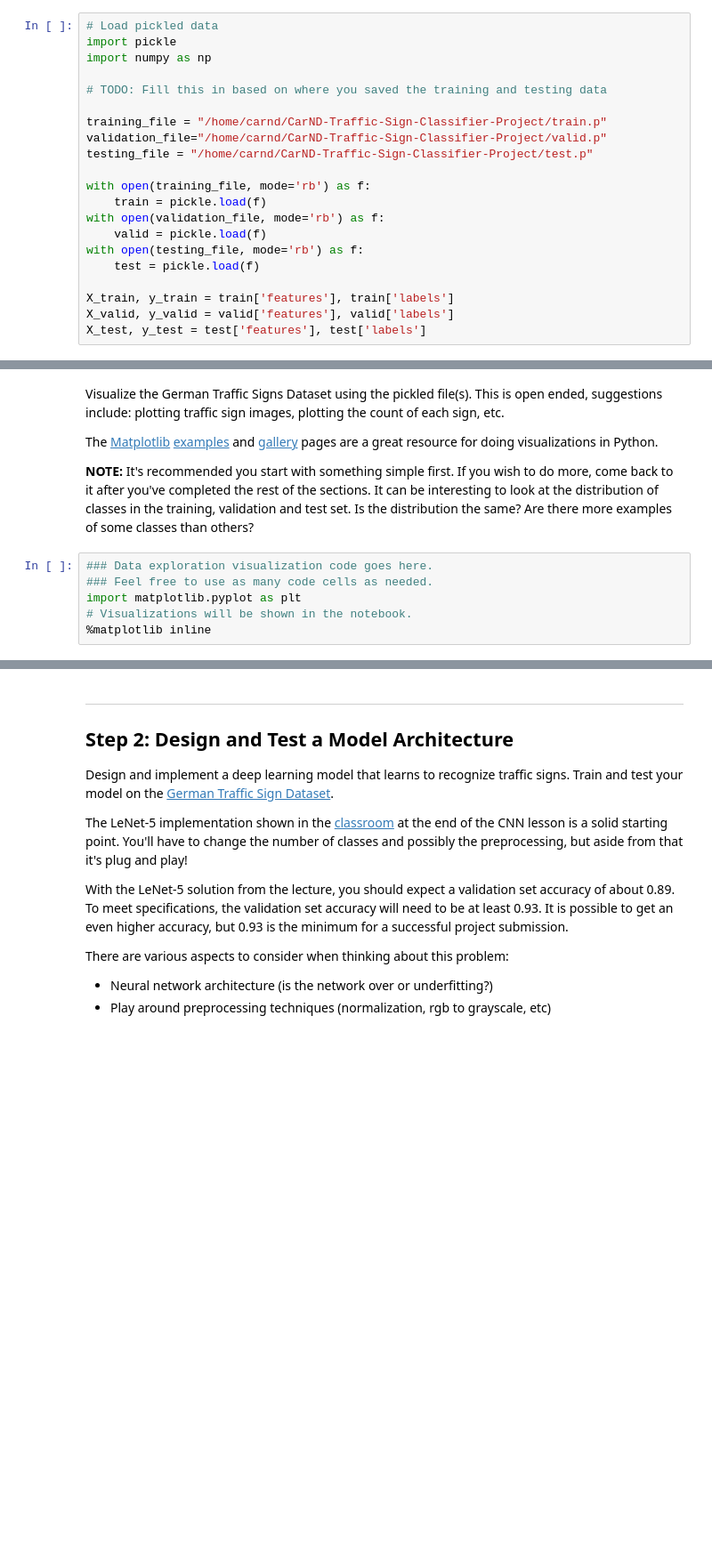
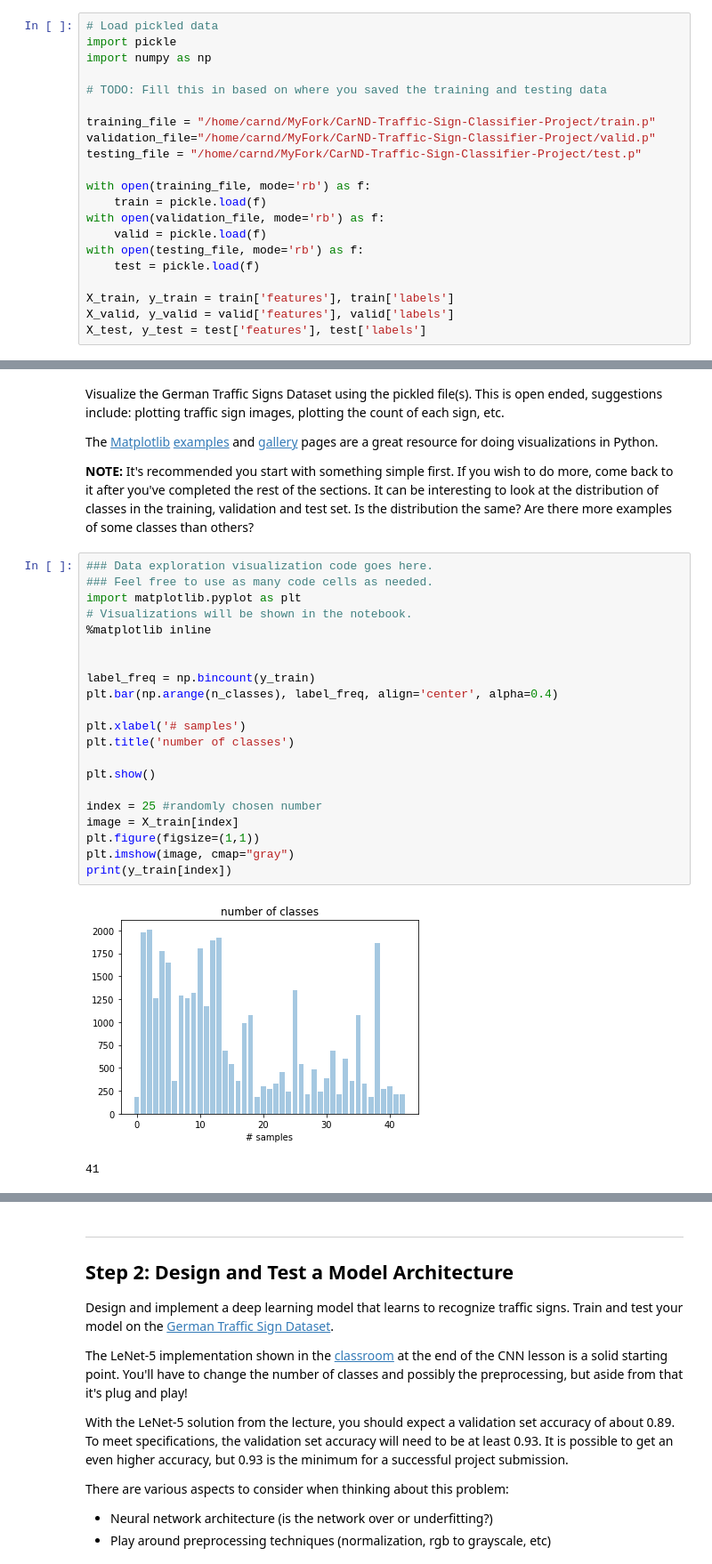
Before and after one commit to prateekverma1/CarND-Traffic-Sign-Classifier-Project, a Jupyter notebook: Traffic_Sign_Classifier.ipynb, the cells around one changed output, grey strips where cells are left out. Shown at 89% size. Drawn from its saved outputs; the diff is of its cells as text; blank space fills up the shorter version.

```diff
--- a/Traffic_Sign_Classifier.ipynb
+++ b/Traffic_Sign_Classifier.ipynb
@@ -26,9 +26,9 @@ import numpy as np
 
 # TODO: Fill this in based on where you saved the training and testing data
 
-training_file = "/home/carnd/CarND-Traffic-Sign-Classifier-Project/train.p"
-validation_file="/home/carnd/CarND-Traffic-Sign-Classifier-Project/valid.p"
-testing_file = "/home/carnd/CarND-Traffic-Sign-Classifier-Project/test.p"
+training_file = "/home/carnd/MyFork/CarND-Traffic-Sign-Classifier-Project/train.p"
+validation_file="/home/carnd/MyFork/CarND-Traffic-Sign-Classifier-Project/valid.p"
+testing_file = "/home/carnd/MyFork/CarND-Traffic-Sign-Classifier-Project/test.p"
 
 with open(training_file, mode='rb') as f:
     train = pickle.load(f)
@@ -95,6 +95,24 @@ The [Matplotlib](http://matplotlib.org/) [examples](http://matplotlib.org/exampl
 # %%
 ### Data exploration visualization code goes here.
 ### Feel free to use as many code cells as needed.
 import matplotlib.pyplot as plt
 # Visualizations will be shown in the notebook.
 %matplotlib inline
+
+
+label_freq = np.bincount(y_train)
+plt.bar(np.arange(n_classes), label_freq, align='center', alpha=0.4)
+
+plt.xlabel('# samples')
+plt.title('number of classes')
+
+plt.show()
+
+index = 25 #randomly chosen number
+image = X_train[index]
+plt.figure(figsize=(1,1))
+plt.imshow(image, cmap="gray")
+print(y_train[index])
+# %% [output]
+[figure, added]
+41
```
Also changed, not shown: parts of 6 cells of this notebook, 1 other file.
